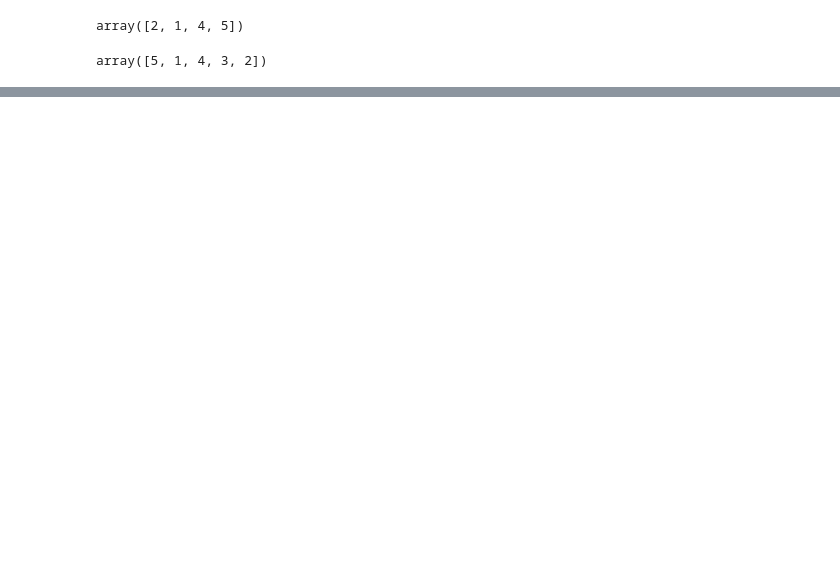
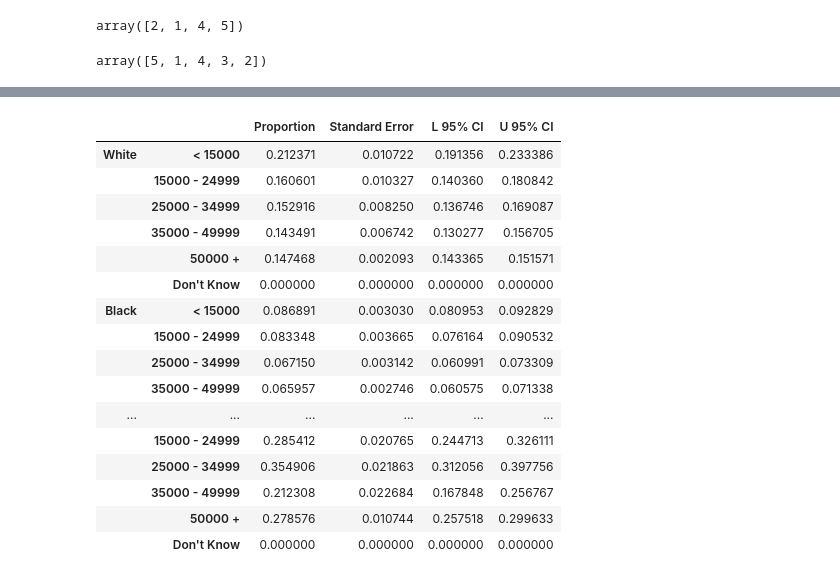
Before and after one commit to Paeans/ace.simulator, a Jupyter notebook: ace_model/ace_11_all/simu_brfss_dist.ipynb, the cells around one changed output, grey strips where cells are left out. Saved outputs shown, nothing was run; the diff lists cells and outputs as text; code cells hidden in the pictures; blank space fills up the shorter version.

```diff
--- a/ace_model/ace_11_all/simu_brfss_dist.ipynb
+++ b/ace_model/ace_11_all/simu_brfss_dist.ipynb
@@ -304,17 +304,27 @@ test
 90314 rows × 15 columns
+# %%
+def cal_test_dist(gpdata, ace_type):
+    if len(gpdata) == 0:
+        return [0,0,0,0]
+    prop = (gpdata[ace_type] == 1).sum()/len(gpdata)
+    se = math.sqrt(prop*(1-prop)/len(gpdata))
+    return [prop, se, prop - norm.ppf(0.975) * se, prop + norm.ppf(0.975)* se]
 # %%
-test_index = [[], [], []]
-test_dist = []
-for ace in ace_list.values():
-    for r in race_list.keys():
-        for i in income_list.keys():
-            gpdata = test[(test[['_RACE_G1', '_INCOMG']] == [r,i]).all(axis=1)]
-            # print([r,i], len(gpdata), get_dist(gpdata, ace))
-            test_dist.append(get_dist(gpdata, ace))
-            test_index[0].append(ace)
-            test_index[1].append(race_list[r])
-            test_index[2].append(income_list[i])
-# print(res_index)
+def gen_dist_df(test_df):
+    test_index = [[], [], []]
+    test_dist = []
+    for ace in ace_list.values():
+        for r in race_list.keys():
+            for i in income_list.keys():
+                gpdata = test_df[(test_df[['race', 'income']] == [r,i]).all(axis=1)]
+                # print([r,i], len(gpdata), cal_test_dist(gpdata, ace))
+                test_dist.append(cal_test_dist(gpdata, ace))
+                test_index[0].append(ace)
+                test_index[1].append(race_list[r])
+                test_index[2].append(income_list[i])
+    # print(res_index)
+    return pd.DataFrame(test_dist, columns=['Proportion', 'Standard Error',
+                                     'L 95% CI', 'U 95% CI'], index=test_index)
 # %%
 test_df = pd.DataFrame(test_dist, columns=['Proportion', 'Standard Error',
                                      'L 95% CI', 'U 95% CI'], index=test_index)
@@ -323,0 +394,9 @@ test_df['depress']
+# %%
+result_dist = []
+for step in range(1):
+    acemodel.step()
+    test = acemodel.datacollector.model_vars['Output'][-1]
+    test['race'] = test['race'].map(cat_race)
+    test['income'] = test['income'].map(cat_income)
+    result_dist.append(gen_dist_df(test))
+avg_dist = sum(result_dist)/len(result_dist)
@@ -323,0 +435,20 @@ test_df['depress']
+# %%
+avg_dist.loc['depress']
+# %% [output]
+|  |  | Proportion | Standard Error | L 95% CI | U 95% CI |
+| White | < 15000 | 0.212371 | 0.010722 | 0.191356 | 0.233386 |
+|  | 15000 - 24999 | 0.160601 | 0.010327 | 0.140360 | 0.180842 |
+|  | 25000 - 34999 | 0.152916 | 0.008250 | 0.136746 | 0.169087 |
+|  | 35000 - 49999 | 0.143491 | 0.006742 | 0.130277 | 0.156705 |
+|  | 50000 + | 0.147468 | 0.002093 | 0.143365 | 0.151571 |
+|  | Don't Know | 0.000000 | 0.000000 | 0.000000 | 0.000000 |
+| Black | < 15000 | 0.086891 | 0.003030 | 0.080953 | 0.092829 |
+|  | 15000 - 24999 | 0.083348 | 0.003665 | 0.076164 | 0.090532 |
+|  | 25000 - 34999 | 0.067150 | 0.003142 | 0.060991 | 0.073309 |
+|  | 35000 - 49999 | 0.065957 | 0.002746 | 0.060575 | 0.071338 |
+| ... | ... | ... | ... | ... | ... |
+|  | 15000 - 24999 | 0.285412 | 0.020765 | 0.244713 | 0.326111 |
+|  | 25000 - 34999 | 0.354906 | 0.021863 | 0.312056 | 0.397756 |
+|  | 35000 - 49999 | 0.212308 | 0.022684 | 0.167848 | 0.256767 |
+|  | 50000 + | 0.278576 | 0.010744 | 0.257518 | 0.299633 |
+|  | Don't Know | 0.000000 | 0.000000 | 0.000000 | 0.000000 |
```
Also changed, not shown: parts of 11 cells of this notebook, 1 other file.
